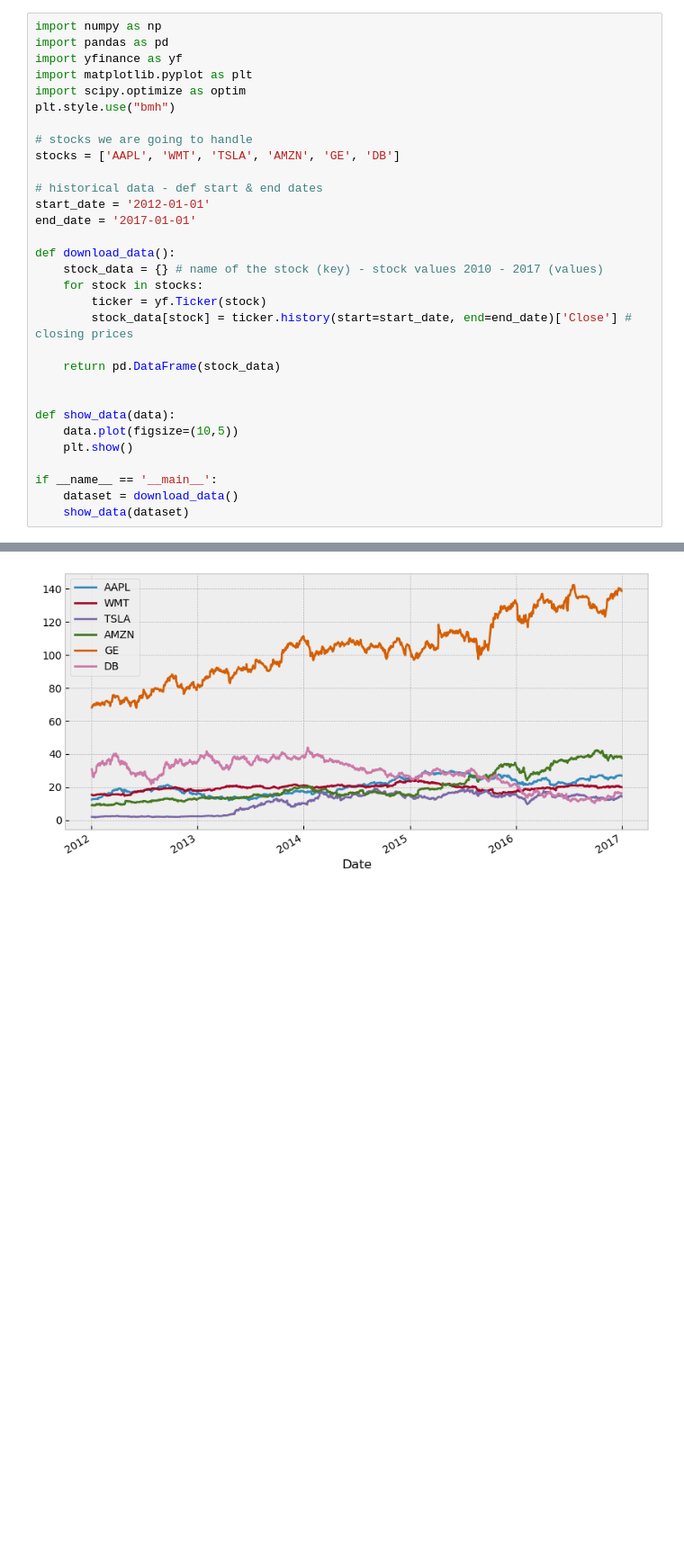
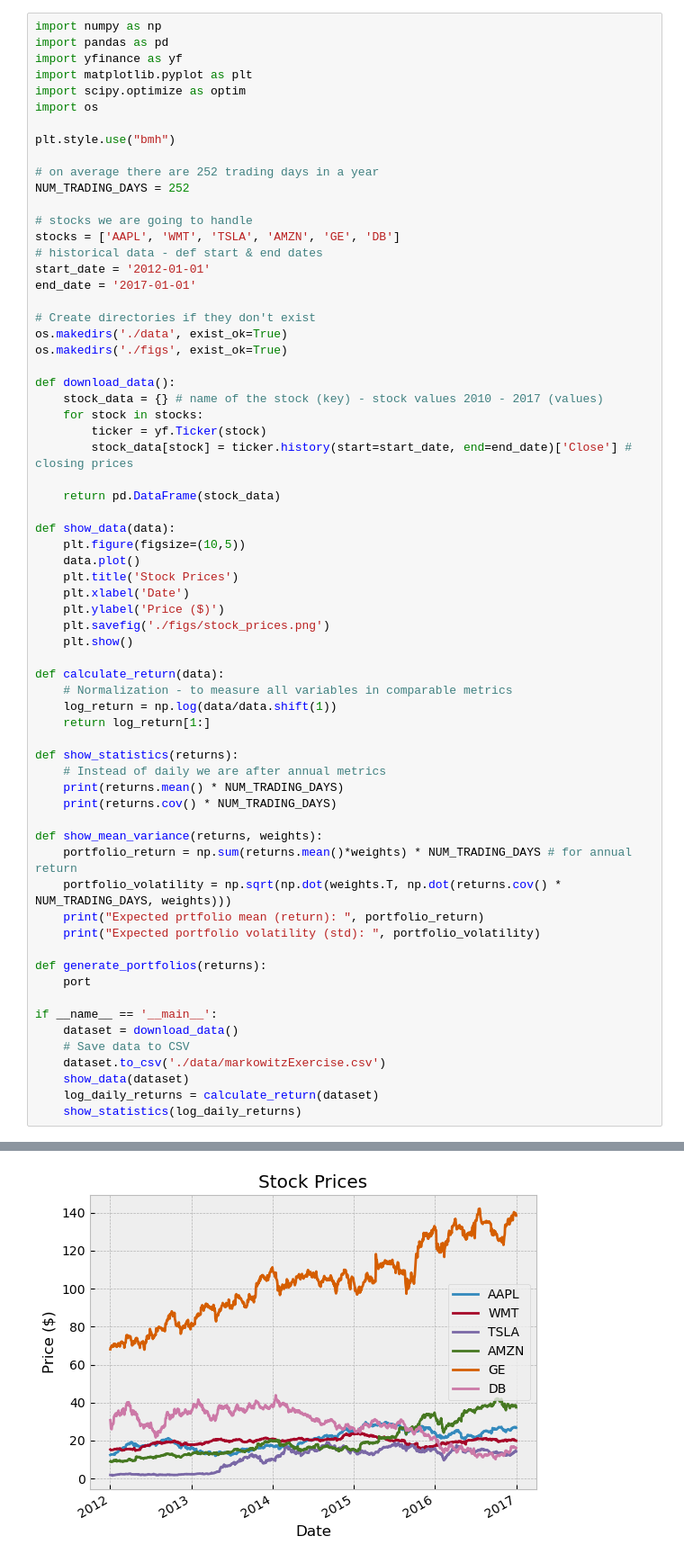
Before and after one commit to sandyherho/quantBasic, a Jupyter notebook: test.ipynb, the cells around one changed output, grey strips where cells are left out. Shown: that part at 90% size. Cells and saved outputs as stored; diff of their text form; blank space fills up the shorter version.

```diff
--- a/test.ipynb
+++ b/test.ipynb
@@ -4,14 +4,22 @@ import pandas as pd
 import yfinance as yf
 import matplotlib.pyplot as plt
 import scipy.optimize as optim
+import os
+
 plt.style.use("bmh")
+
+# on average there are 252 trading days in a year
+NUM_TRADING_DAYS = 252
 
 # stocks we are going to handle
 stocks = ['AAPL', 'WMT', 'TSLA', 'AMZN', 'GE', 'DB']
-
 # historical data - def start & end dates
 start_date = '2012-01-01'
 end_date = '2017-01-01'
+
+# Create directories if they don't exist
+os.makedirs('./data', exist_ok=True)
+os.makedirs('./figs', exist_ok=True)
 
 def download_data():
     stock_data = {} # name of the stock (key) - stock values 2010 - 2017 (values)
@@ -21,12 +29,39 @@ def download_data():
 
     return pd.DataFrame(stock_data)
 
+def show_data(data):
+    plt.figure(figsize=(10,5))
+    data.plot()
+    plt.title('Stock Prices')
+    plt.xlabel('Date')
+    plt.ylabel('Price ($)')
+    plt.savefig('./figs/stock_prices.png')
+    plt.show()
 
-def show_data(data):
-    data.plot(figsize=(10,5))
-    plt.show()
+def calculate_return(data):
+    # Normalization - to measure all variables in comparable metrics
+    log_return = np.log(data/data.shift(1))
+    return log_return[1:]
+
+def show_statistics(returns):
+    # Instead of daily we are after annual metrics
+    print(returns.mean() * NUM_TRADING_DAYS)
+    print(returns.cov() * NUM_TRADING_DAYS)
+
+def show_mean_variance(returns, weights):
+    portfolio_return = np.sum(returns.mean()*weights) * NUM_TRADING_DAYS # for annual return
+    portfolio_volatility = np.sqrt(np.dot(weights.T, np.dot(returns.cov() * NUM_TRADING_DAYS, weights)))
+    print("Expected prtfolio mean (return): ", portfolio_return)
+    print("Expected portfolio volatility (std): ", portfolio_volatility)
+
+def generate_portfolios(returns):
+    port
 
 if __name__ == '__main__':
     dataset = download_data()
+    # Save data to CSV
+    dataset.to_csv('./data/markowitzExercise.csv')
     show_data(dataset)
+    log_daily_returns = calculate_return(dataset)
+    show_statistics(log_daily_returns)
 # %% [output]
@@ -33 +69 @@ if __name__ == '__main__':
-[figure, old version]
+[figure, new version]
```
Also changed, not shown: parts of 2 cells of this notebook, 3 other files.
